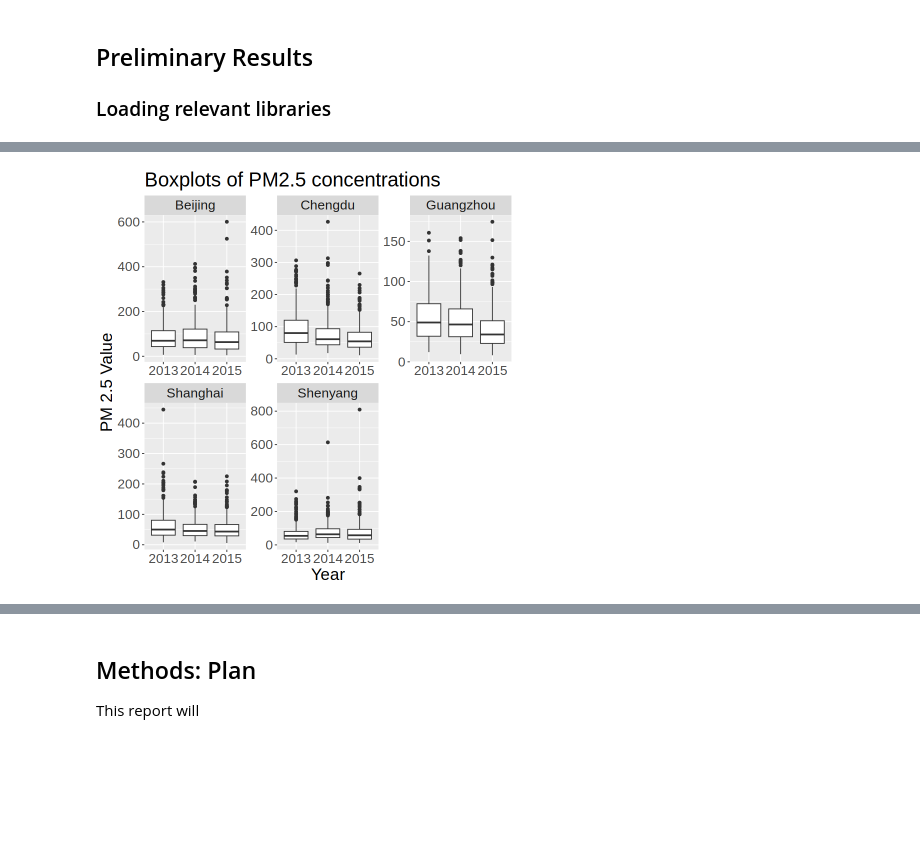
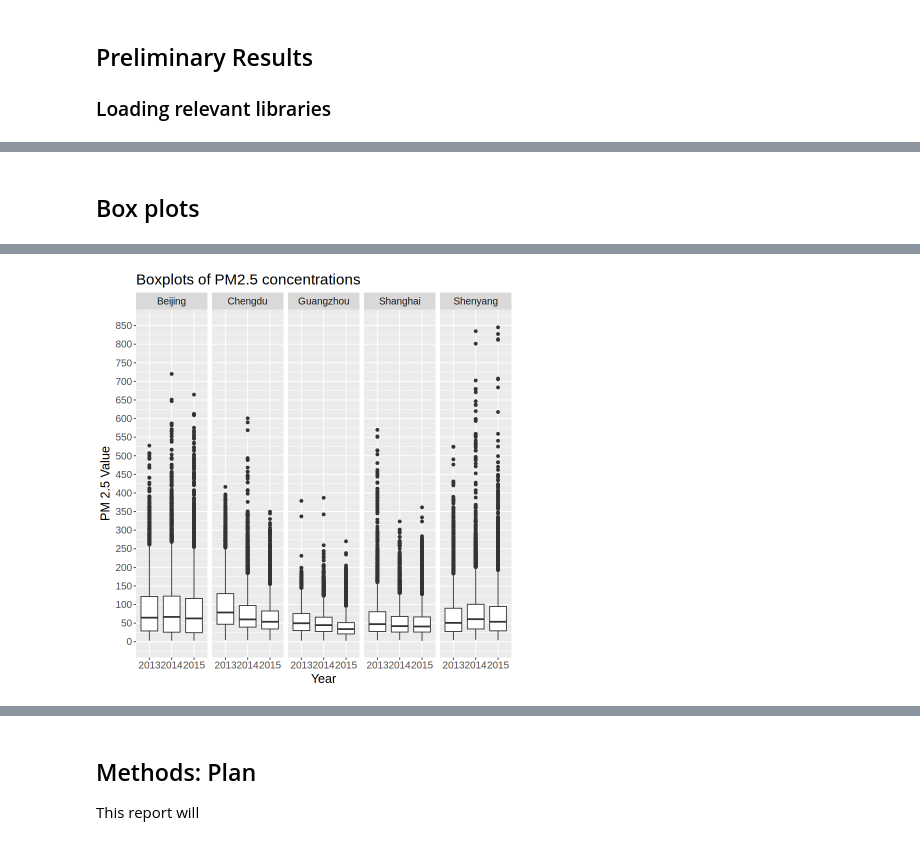
Before and after one commit to Nick-2003/STAT-201-Group-46-Project, a Jupyter notebook: STAT_201_Group_46_Project_Proposal.ipynb, the cells around one changed output, grey strips where cells are left out. Drawn from its saved outputs; the diff is of its cells as text; code cells hidden in the pictures; blank space fills up the shorter version.

Commit message:
Box plot and population distributions

```diff
--- a/STAT_201_Group_46_Project_Proposal.ipynb
+++ b/STAT_201_Group_46_Project_Proposal.ipynb
@@ -150,9 +185,6 @@ A grouped_df: 6 × 3
+# %% [markdown]
+## Box plots
 # %%
-# countChinaDates <- total_PM2.5_AV %>%
-#     group_by(location) %>%
-#     tally()
-# countChinaDates
-
 # scatter_beijing <- total_PM2.5_AV %>%
 #     filter(location == "Beijing") %>%
 #     ggplot(aes(x = date, y = PM_2.5_AV)) +
@@ -163,13 +195,14 @@ A grouped_df: 6 × 3
 # scatter_beijing
 
 box_total <- total_PM2.5_AV %>%
-    mutate(year = as.character(year(date))) %>%
+    # mutate(year = as.character(year(date))) %>%
+    mutate(year = as.character(year)) %>%
     ggplot(aes(x = year, y = PM_2.5_AV)) +
     geom_boxplot() +
     labs(x = "Year", y = "PM 2.5 Value") +
-    facet_wrap(~location, scales="free", nrow = 2) +
+    facet_wrap(~location, scales="fixed", nrow = 1) +
     ggtitle("Boxplots of PM2.5 concentrations") +
-    theme(text = element_text(size = 20))
-
+    theme(text = element_text(size = 15)) +
+    scale_y_continuous(limits = c(0, 850), breaks = seq(0, 850, by = 50))
 box_total
 # %% [output]
@@ -176 +211 @@ box_total
-[figure, old version]
+[figure, new version]
```
Also changed, not shown: parts of 8 cells of this notebook.
